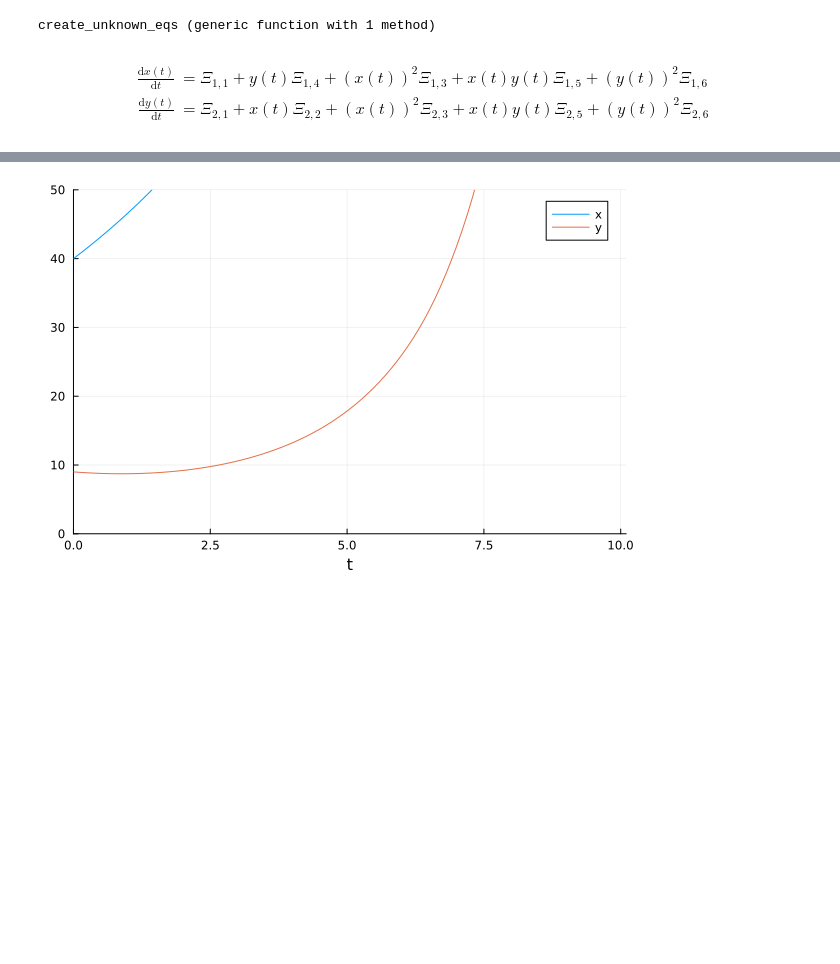
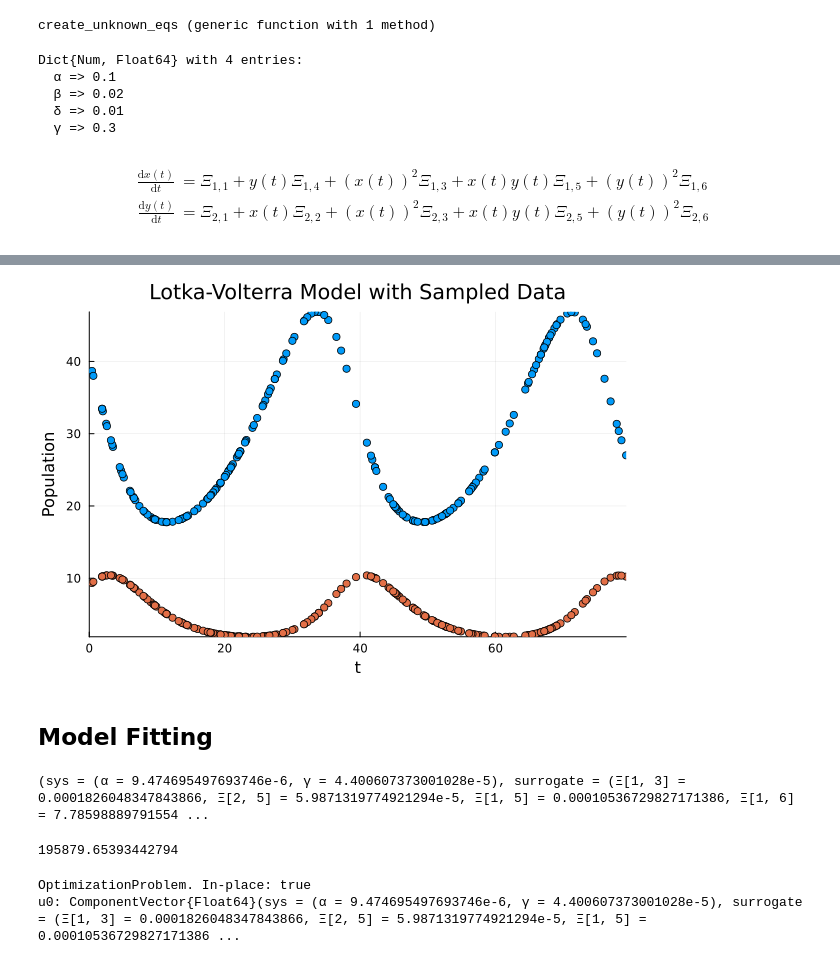
Before and after one commit to MarcusGalea/discovering_hidden_physics, a Jupyter notebook: scripts/LV_SINDy.ipynb, the cells around one changed output, grey strips where cells are left out. Cells and saved outputs as stored; diff of their text form; code cells hidden in the pictures; blank space fills up the shorter version.

Commit message:
GOT OPTIMIZATION OF HYBRID MODELS TO WORK

```diff
--- a/scripts/LV_SINDy.ipynb
+++ b/scripts/LV_SINDy.ipynb
@@ -50,7 +49,7 @@ params =  Dict([α => 0.1,
                 γ => 0.3])
 
 u0 = Dict([x => 40.0, y => 9.0])
-tspan = (0.0, 200.0)
+tspan = (0.0, 80.0)
 dt = 0.1
 
 sys = complete(sys)
@@ -239,5 +238,13 @@ function create_unknown_eqs(sys_known::AbstractTimeDependentSystem, unknown_basi
 end
 # %% [output]
 create_unknown_eqs (generic function with 1 method)
+# %%
+params
+# %% [output]
+Dict{Num, Float64} with 4 entries:
+  α => 0.1
+  β => 0.02
+  δ => 0.01
+  γ => 0.3
 # %%
 @parameters Ξ[1:length(known_eqs), 1:length(unknown_basis)]
@@ -253,12 +263,30 @@ $$ \begin{align}
  $$
 # %%
 include("../src/hybrid_model.jl")
+# hmodel = HybridModel(sys_known, sys_unknown_gt; rng = rng)
 hmodel = HybridModel(sys_known, sys_SINDy; rng = rng)
 
 initp = init_params(hmodel)
-u0vec = ComponentArray(x = 40.0, y = 9.0)
+### ENSEMBLE DATA ###
 
-hodeprob = ODEProblem(hmodel, u0vec, tspan, initp)
-sol = solve(hodeprob, Tsit5(), saveat=dt)
-plot(sol, ylims = (0, 50))
+# initial_conditions  = [
+#     [40.0, 9.00],
+#     [20.0, 8.0],
+#     [10, 7.0],
+# ]
+
+# initial_conditions  = [
+#     Dict([x => 40.0, y => 9.0]),
+#     Dict([x => 20.0, y => 8.0]),
+#     Dict([x => 10.0, y => 7.0]),
+# ]
+
+initial_conditions = Dict(
+    "cond1" => Dict([x => 40.0, y => 9.0]), #remember to define variables before using them
+)
+
+ens_prob = EnsembleProblem(hmodel, initial_conditions, tspan, initp)
+sol = solve(ens_prob, Rodas5(), EnsembleDistributed(), trajectories = length(initial_conditions), saveat = dt)
+scatter(timedata[sample_idcs], data[sample_idcs, :], label=["Prey" "Predator"], xlabel="Time", ylabel="Population", title="Lotka-Volterra Model with Sampled Data")
+plot!(sol)
 # %% [output]
@@ -266,2 +294,4 @@ plot(sol, ylims = (0, 50))
 └ @ SciMLBase C:\Users\MGAJ\.julia\packages\SciMLBase\sN1tQ\src\integrator_interface.jl:623
-[figure, old version]
+[figure, new version]
+# %% [markdown]
+## Model Fitting
@@ -267,0 +313,14 @@ plot(sol, ylims = (0, 50))
+# %%
+adalg = Optimization.AutoForwardDiff() #Optimization.AutoZygote() # Optimization.AutoReverseDiff(compile=false) #
+optfun = OptimizationFunction((p, p_useless) -> peprob.obj_func(p), adalg)
+p_guess = abs.(1e-4* randn(length(initp)).*init_params(hmodel))
+println(p_guess)
+optfun(p_guess, nothing) #test the objective function
+# %% [output]
+(sys = (α = 9.474695497693746e-6, γ = 4.400607373001028e-5), surrogate = (Ξ[1, 3] = 0.0001826048347843866, Ξ[2, 5] = 5.9871319774921294e-5, Ξ[1, 5] = 0.00010536729827171386, Ξ[1, 6] = 7.78598889791554 ...
+195879.65393442794
+# %%
+optprob = OptimizationProblem(optfun, p_guess, lb = zeros(length(initp)), ub = ones(length(initp)) .* 1e1)
+# %% [output]
+OptimizationProblem. In-place: true
+u0: ComponentVector{Float64}(sys = (α = 9.474695497693746e-6, γ = 4.400607373001028e-5), surrogate = (Ξ[1, 3] = 0.0001826048347843866, Ξ[2, 5] = 5.9871319774921294e-5, Ξ[1, 5] = 0.00010536729827171386 ...
```
Also changed, not shown: parts of 21 cells of this notebook, 10 other files.
